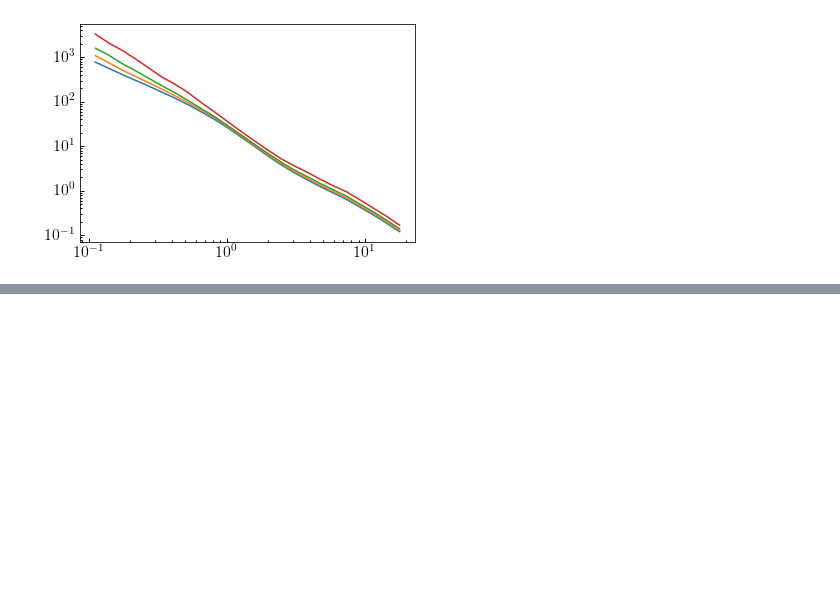
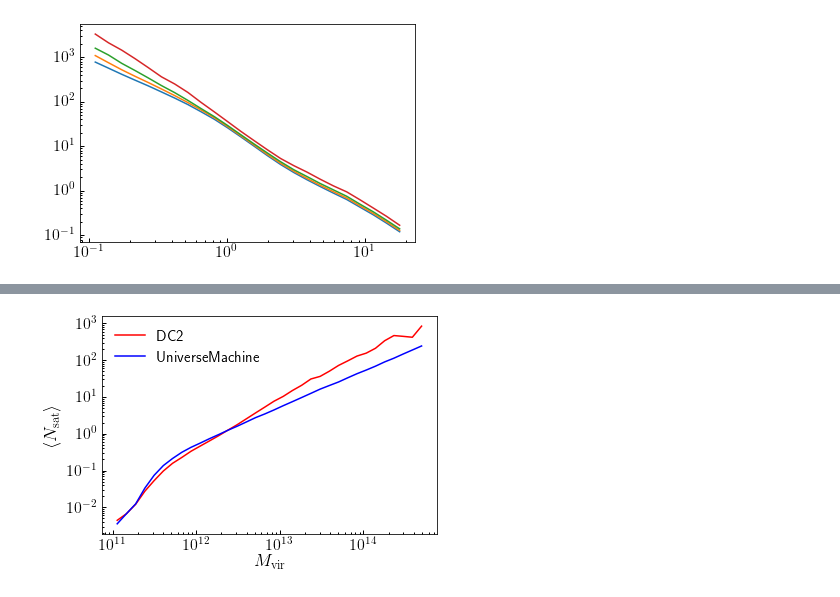
Before and after one commit to dkorytov/rescale_dc2, a Jupyter notebook: notebooks/galsample_umachine_mstar_ssfr.ipynb, the cells around one changed output, grey strips where cells are left out. Cells and saved outputs as stored; diff of their text form; code cells hidden in the pictures; blank space fills up the shorter version.

```diff
--- a/notebooks/galsample_umachine_mstar_ssfr.ipynb
+++ b/notebooks/galsample_umachine_mstar_ssfr.ipynb
@@ -194,0 +276,22 @@ ylim = ax.set_ylim(-0.5, 4)
+# %%
+haloprop_bins = np.logspace(11, 14.75, 35)
+haloprop_mids = 10**(0.5*(np.log10(haloprop_bins[:-1]) + np.log10(haloprop_bins[1:])))
+
+haloprop_galaxies = umachine_z0['host_halo_mvir'][~um_cenmask]
+haloprop_halos = bpl_host_halos_mvir
+mean_ngal_um, __ = hod_from_mock(haloprop_galaxies, haloprop_halos, haloprop_bins)
+
+haloprop_galaxies = protoDC2_z0['hostHaloMass'][~pdc2_cenmask]
+haloprop_halos = sham_pdc2_host_halos_mvir
+mean_ngal_pdc2, __ = hod_from_mock(haloprop_galaxies, haloprop_halos, haloprop_bins)
+
+fig, ax = plt.subplots(1, 1)
+__=ax.loglog()
+__=ax.plot(haloprop_mids, mean_ngal_pdc2, color='red', label='DC2')
+__=ax.plot(haloprop_mids, mean_ngal_um, color='blue', label=r'UniverseMachine')
+xlabel = ax.set_xlabel(r'$M_{\rm vir}$')
+ylabel = ax.set_ylabel(r'$\langle N_{\rm sat}\rangle$')
+
+__=ax.legend()
+# %% [output]
+[figure, added]
```
Also changed, not shown: parts of 10 cells of this notebook.
